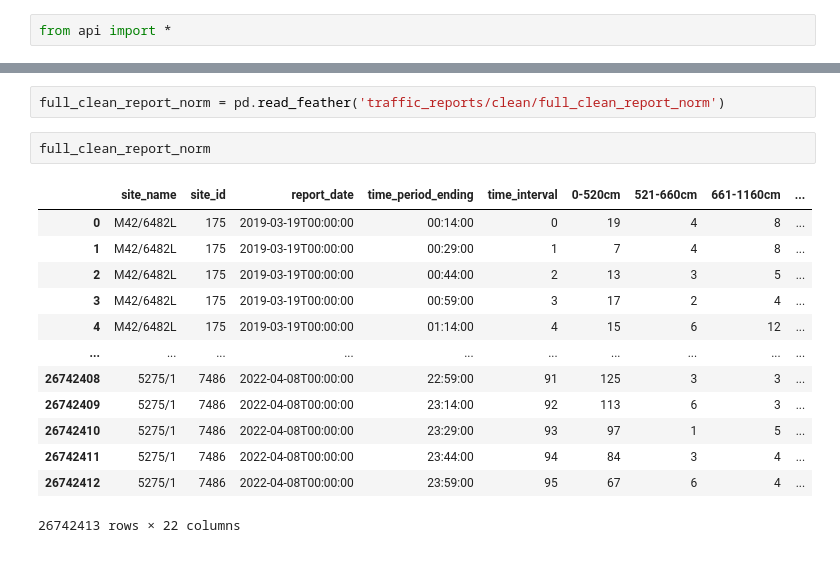
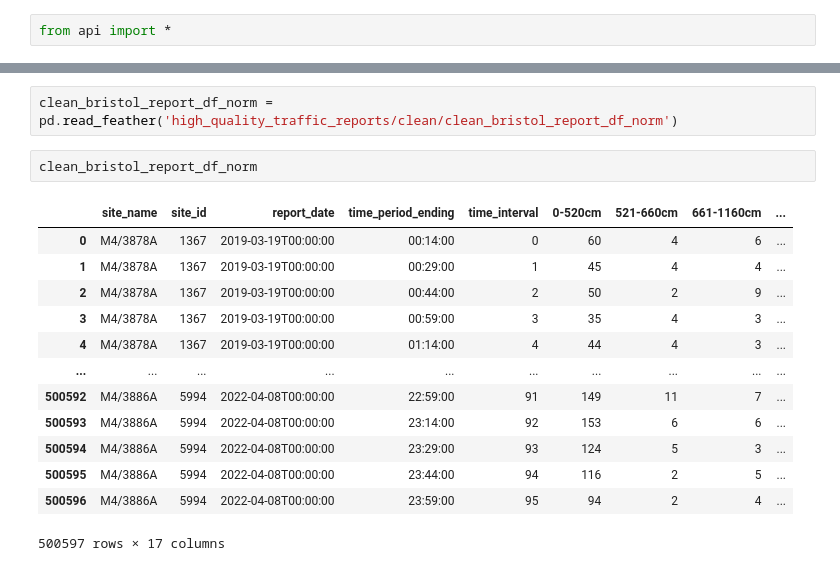
Before and after one commit to JakeRobertBaker/Highways, a Jupyter notebook: Full-Pipeline-Rebuild.ipynb, the cells around one changed output, grey strips where cells are left out. Cells and saved outputs as stored; diff of their text form.

```diff
--- a/Full-Pipeline-Rebuild.ipynb
+++ b/Full-Pipeline-Rebuild.ipynb
@@ -53,18 +68,18 @@ clean_birmingham_report_df_norm = normalise(clean_birmingham_report_df)
 # %%
-full_clean_report_norm = pd.read_feather('traffic_reports/clean/full_clean_report_norm')
+clean_bristol_report_df_norm = pd.read_feather('high_quality_traffic_reports/clean/clean_bristol_report_df_norm')
-# %%
-full_clean_report_norm
-# %% [output]
-|  | site_name | site_id | report_date | time_period_ending | time_interval | 0-520cm | 521-660cm | 661-1160cm | ... |
-| 0 | M42/6482L | 175 | 2019-03-19T00:00:00 | 00:14:00 | 0 | 19 | 4 | 8 | ... |
-| 1 | M42/6482L | 175 | 2019-03-19T00:00:00 | 00:29:00 | 1 | 7 | 4 | 8 | ... |
-| 2 | M42/6482L | 175 | 2019-03-19T00:00:00 | 00:44:00 | 2 | 13 | 3 | 5 | ... |
-| 3 | M42/6482L | 175 | 2019-03-19T00:00:00 | 00:59:00 | 3 | 17 | 2 | 4 | ... |
-| 4 | M42/6482L | 175 | 2019-03-19T00:00:00 | 01:14:00 | 4 | 15 | 6 | 12 | ... |
-| ... | ... | ... | ... | ... | ... | ... | ... | ... | ... |
-| 26742408 | 5275/1 | 7486 | 2022-04-08T00:00:00 | 22:59:00 | 91 | 125 | 3 | 3 | ... |
-| 26742409 | 5275/1 | 7486 | 2022-04-08T00:00:00 | 23:14:00 | 92 | 113 | 6 | 3 | ... |
-| 26742410 | 5275/1 | 7486 | 2022-04-08T00:00:00 | 23:29:00 | 93 | 97 | 1 | 5 | ... |
-| 26742411 | 5275/1 | 7486 | 2022-04-08T00:00:00 | 23:44:00 | 94 | 84 | 3 | 4 | ... |
-| 26742412 | 5275/1 | 7486 | 2022-04-08T00:00:00 | 23:59:00 | 95 | 67 | 6 | 4 | ... |
-26742413 rows × 22 columns
+# %%
+clean_bristol_report_df_norm
+# %% [output]
+|  | site_name | site_id | report_date | time_period_ending | time_interval | 0-520cm | 521-660cm | 661-1160cm | ... |
+| 0 | M4/3878A | 1367 | 2019-03-19T00:00:00 | 00:14:00 | 0 | 60 | 4 | 6 | ... |
+| 1 | M4/3878A | 1367 | 2019-03-19T00:00:00 | 00:29:00 | 1 | 45 | 4 | 4 | ... |
+| 2 | M4/3878A | 1367 | 2019-03-19T00:00:00 | 00:44:00 | 2 | 50 | 2 | 9 | ... |
+| 3 | M4/3878A | 1367 | 2019-03-19T00:00:00 | 00:59:00 | 3 | 35 | 4 | 3 | ... |
+| 4 | M4/3878A | 1367 | 2019-03-19T00:00:00 | 01:14:00 | 4 | 44 | 4 | 3 | ... |
+| ... | ... | ... | ... | ... | ... | ... | ... | ... | ... |
+| 500592 | M4/3886A | 5994 | 2022-04-08T00:00:00 | 22:59:00 | 91 | 149 | 11 | 7 | ... |
+| 500593 | M4/3886A | 5994 | 2022-04-08T00:00:00 | 23:14:00 | 92 | 153 | 6 | 6 | ... |
+| 500594 | M4/3886A | 5994 | 2022-04-08T00:00:00 | 23:29:00 | 93 | 124 | 5 | 3 | ... |
+| 500595 | M4/3886A | 5994 | 2022-04-08T00:00:00 | 23:44:00 | 94 | 116 | 2 | 5 | ... |
+| 500596 | M4/3886A | 5994 | 2022-04-08T00:00:00 | 23:59:00 | 95 | 94 | 2 | 4 | ... |
+500597 rows × 17 columns
```
Also changed, not shown: parts of 16 cells of this notebook, 2 other files.
